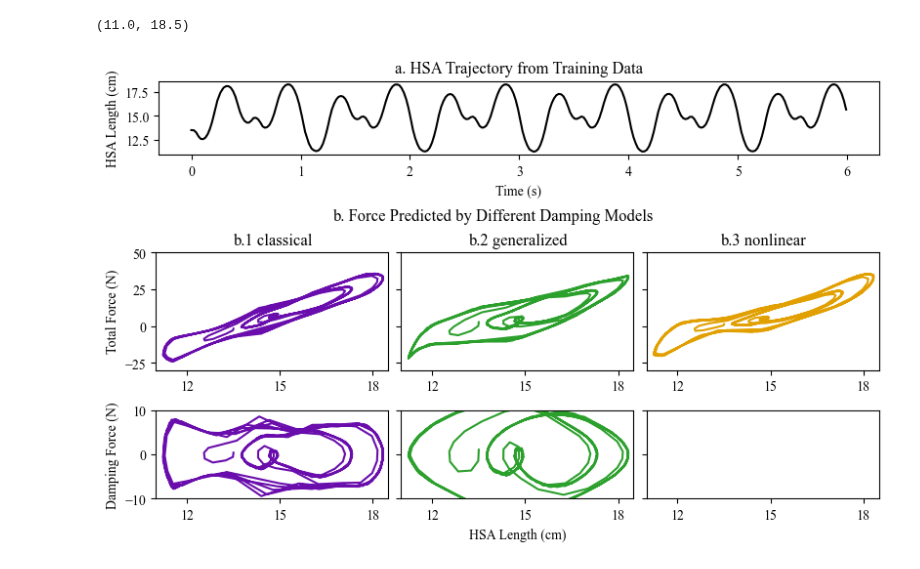
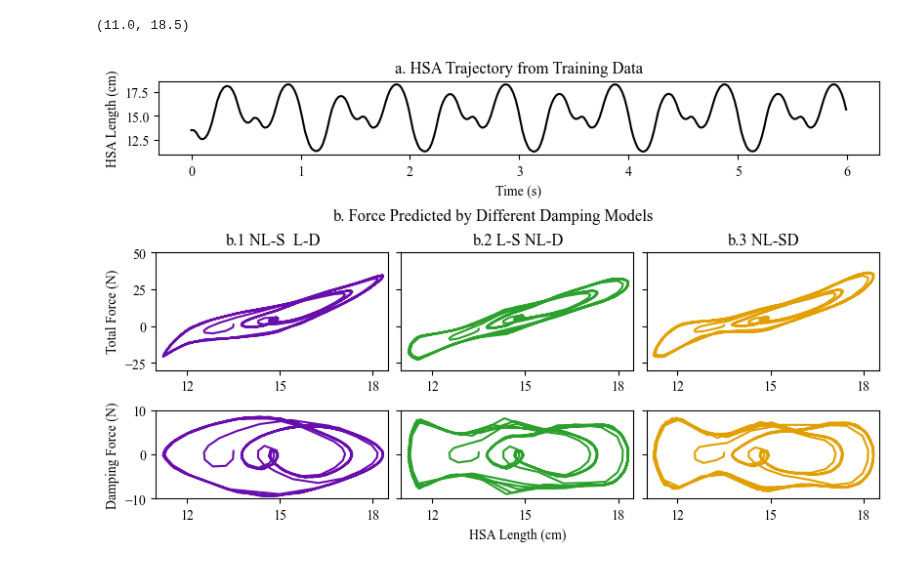
Before and after one commit to JGSuw/hsa_hopper_control, a Jupyter notebook: notebooks/hsa_model_analysis.ipynb, the cells around one changed output. Cells and saved outputs as stored; diff of their text form; code cells hidden in the pictures.

```diff
--- a/notebooks/hsa_model_analysis.ipynb
+++ b/notebooks/hsa_model_analysis.ipynb
@@ -143,7 +143,7 @@ HOP_ROW_INDICES = range(N_CHAR_ROWS,N_CHAR_ROWS+N_HOP_ROWS)
 
 rng = default_rng()
 CHAR_TRAIN_INDICES = rng.choice(CHAR_ROW_INDICES, 10*N_CHAR_ROWS//10, replace=False)
-HOP_TRAIN_INDICES = rng.choice(HOP_ROW_INDICES, 10*N_HOP_ROWS//10, replace=False)
+HOP_TRAIN_INDICES = rng.choice(HOP_ROW_INDICES, 0*N_HOP_ROWS//10, replace=False)
 TRAIN_INDICES = list(CHAR_TRAIN_INDICES) + list(HOP_TRAIN_INDICES)
 DATA_COLUMN_MAP = {columns[i] : i for i in range(len(columns))}
 UNIQUE_PSI = np.sort(np.unique(ALL_DATA[:,DATA_COLUMN_MAP['psi']]))
@@ -261,9 +261,7 @@ def governing_equation_lstsq(model):
     result.errors = A@(SCALE*result.x)-b
     return result
 # %%
-# choosing an optimal (s) for a linear damping model according to the number of basis functions
-from scipy.optimize import minimize_scalar
-M_values = [4,6,8,10,12]
+M_values = [2,4,6,8,10,12]
 classical_damping = []
 PSI_TRAIN = [-np.pi/2,-np.pi/4,-np.pi/8,0,np.pi/4]
 for M in M_values:
@@ -663,8 +724,8 @@ t = df['t'].to_numpy()
 l_min = np.min(l[i])
 l_max = np.max(l[i])
 l_linspace = np.arange(l_min, l_max, .005)
-model1 = classical_spring[3].model
-model2 = classical_damping[3].model
+model1 = classical_damping[3].model
+model2 = classical_spring[3].model
 model3 = generalized[3].model
 
 # plot trajectory of training data
@@ -682,7 +743,7 @@ damp_force1 = np.array([model1.dR([l[i],psi],[ldot[i],0]) for i in range(len(l))
 elastic_force_dashed1 = np.array([model1.dV([_l,psi]) for _l in l_linspace])
 axsmid[0].plot(100*l,elastic_force1+damp_force1,color='C0')
 axsmid[0].plot(100*l_linspace,elastic_force_dashed1,color='black', linestyle='dashed')
-axsmid[0].set_title('b.1 classical')
+axsmid[0].set_title('b.1 NL-S  L-D')
 figs[1].suptitle('b. Force Predicted by Different Damping Models')
 
 elastic_force2 = np.array([model2.dV([l[i],psi]) for i in range(len(l))])
@@ -690,44 +751,44 @@ damp_force2 = np.array([model2.dR([l[i],psi],[ldot[i],0]) for i in range(len(l))
 elastic_force_dashed2 = np.array([model2.dV([_l,psi]) for _l in l_linspace])
 axsmid[1].plot(100*l,elastic_force2+damp_force2,color='C1')
 axsmid[1].plot(100*l_linspace,elastic_force_dashed2,color='black', linestyle='dashed')
-axsmid[1].set_title('b.2 generalized')
+axsmid[1].set_title('b.2 L-S NL-D')
 
 elastic_force3 = np.array([model3.dV([l[i],psi]) for i in range(len(l))])
 damp_force3 = np.array([model3.dR([l[i],psi],[ldot[i],0]) for i in range(len(l))])
 elastic_force_dashed3 = np.array([model3.dV([_l,psi]) for _l in l_linspace])
 axsmid[2].plot(100*l,elastic_force3+damp_force3,color='C2')
 axsmid[2].plot(100*l_linspace,elastic_force_dashed3,color='black', linestyle='dashed')
-axsmid[2].set_title('b.3 nonlinear')
+axsmid[2].set_title('b.3 NL-SD')
 axsmid[0].set_ylim(-30,50)
 axsmid[0].set_yticks([-25,0,25,50])
 axsmid[0].set_ylabel('Total Force (N)')
 axsmid[0].set_xticks([12,15,18])
 axsmid[0].set_xlim((11,18.5))
 
 # now damping force plots
 axsbot = figs[2].subplots(1,3,sharex=True,sharey=True)
 axsbot[0].plot(100*l,damp_force1,color='C0')
 axsbot[1].plot(100*l,damp_force2,color='C1')
 axsbot[2].plot(100*l,damp_force3,color='C2')
 axsbot[1].set_xlabel('HSA Length (cm)')
 axsbot[0].set_ylabel('Damping Force (N)')
 axsbot[0].set_ylim(-10,10)
 axsbot[0].set_xticks([12,15,18])
 axsbot[0].set_xlim((11,18.5))
 
 # axsfinal = figs[3].subplots(1,3,sharex=True,sharey=True)
 # errors1 = classical_models[3].errors
 # errors2 = generalized_models[3].errors
 # errors3 = nonlinear_models[3].errors
 # all_errors = np.hstack((errors1,errors2,errors3))
 # sigma = np.std(all_errors)
 # rv_params1 = norm.fit(errors1)
 # axsfinal[0].hist(errors1, range=(-3*sigma,3*sigma), bins=20, density=True)
 # axsfinal[1].hist(errors2, range=(-3*sigma,3*sigma), bins=20, density=True)
 # axsfinal[2].hist(errors3, range=(-3*sigma,3*sigma), bins=20, density=True)
 # %% [output]
 (11.0, 18.5)
-[figure, old version]
+[figure, new version]
 # %%
 plt.plot(ldot[i],damp_force3*ldot[i])
 # %% [output]
```
Also changed, not shown: parts of 10 cells of this notebook, 1 other file.
